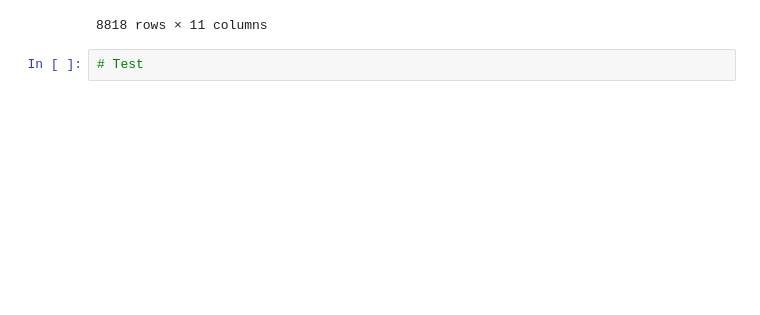
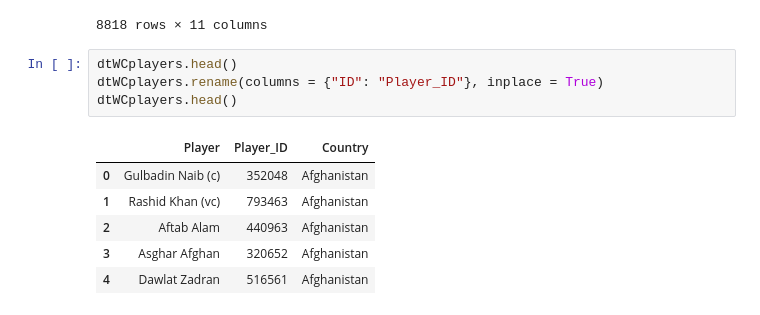
Before and after one commit to smacintyreR/cricket-analysis-python, a Jupyter notebook: Cricket Analysis - Sam MacIntyre.ipynb, the cells around one changed output. Saved outputs shown, nothing was run; the diff lists cells and outputs as text; blank space fills up the shorter version.

```diff
--- a/Cricket Analysis - Sam MacIntyre.ipynb
+++ b/Cricket Analysis - Sam MacIntyre.ipynb
@@ -407,5 +407,14 @@ dtBatsman
 | 2019-03-02 | 3 | 6 | 50.00 | 0 | 0 | Ireland | Dehradun | 4101 | Gulbadin Naib | 352048 | ... |
 | 2019-03-08 | 1 | 8 | 12.50 | 0 | 0 | Ireland | Dehradun | 4108 | Gulbadin Naib | 352048 | ... |
 8818 rows × 11 columns
-# %%
-# Test
+# %%
+dtWCplayers.head()
+dtWCplayers.rename(columns = {"ID": "Player_ID"}, inplace = True)
+dtWCplayers.head()
+# %% [output]
+|  | Player | Player_ID | Country |
+| 0 | Gulbadin Naib (c) | 352048 | Afghanistan |
+| 1 | Rashid Khan (vc) | 793463 | Afghanistan |
+| 2 | Aftab Alam | 440963 | Afghanistan |
+| 3 | Asghar Afghan | 320652 | Afghanistan |
+| 4 | Dawlat Zadran | 516561 | Afghanistan |
```
Also changed, not shown: parts of 9 cells of this notebook.
